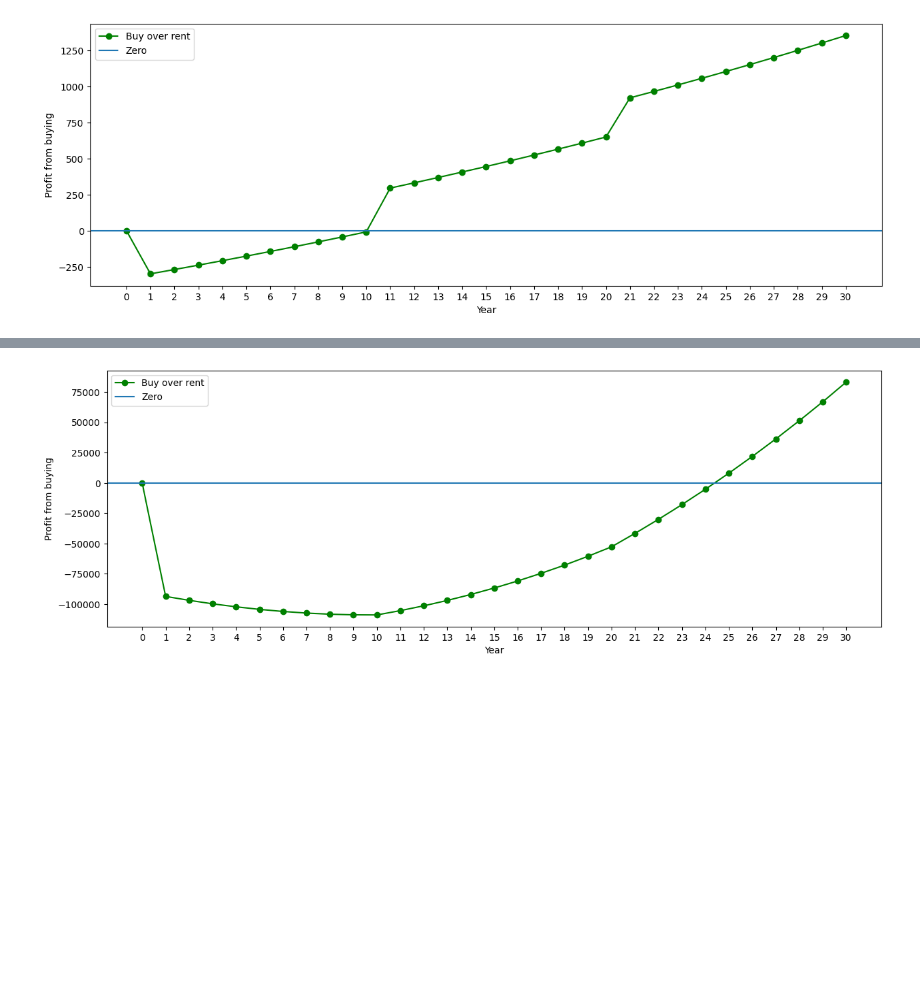
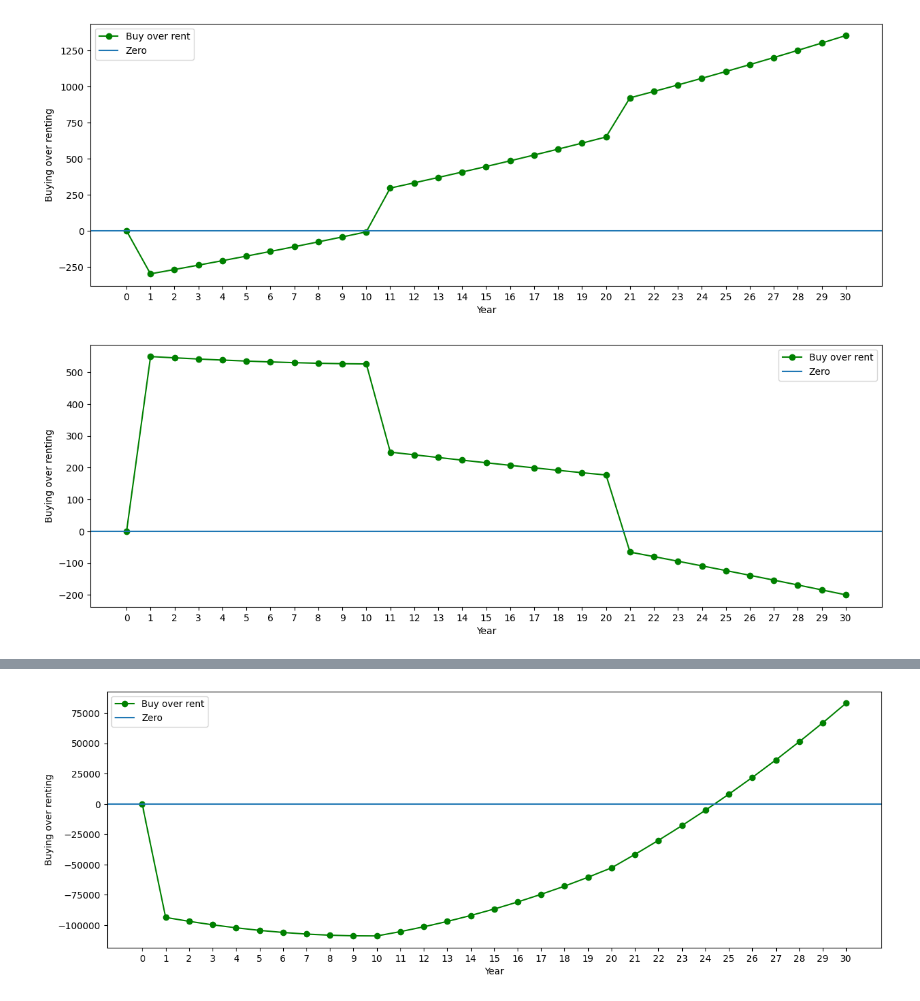
Before and after one commit to PKoshkin/finantial-tools, a Jupyter notebook: notebook/buy_vs_rent.ipynb, the cells around one changed output, grey strips where cells are left out. Cells and saved outputs as stored; diff of their text form; code cells hidden in the pictures; blank space fills up the shorter version.

Commit message:
More fields

```diff
--- a/notebook/buy_vs_rent.ipynb
+++ b/notebook/buy_vs_rent.ipynb
@@ -98,11 +99,24 @@ buy_model.tail()
 | 30 | 30 | 248720.6250 | 6.119886e+06 | 926.60625 | 365.765625 | 0.0 | ... |
 # %%
 def plot_buy_vs_rent(field: str):
-    profit = buy_model[field] -  rent_model[field]
-    profit[0] = 0
+    deltas = buy_model[field] - rent_model[field]
+    deltas[0] = 0
     years = list(range(0, YEARS + 1))
     plt.figure(figsize=(15, 5))
-    plt.plot(years, profit, label="Buy over rent", color="Green", marker='o')
+    plt.plot(years, deltas, label="Buy over rent", color="Green", marker='o')
+    plt.xlabel("Year")
+    plt.ylabel("Buying over renting")
+    plt.xticks(years)
+    plt.axhline(0, label="Zero")
+    plt.legend()
+    plt.show()
+
+
+def plot_field(model, field: str):
+    values = model[field]
+    years = list(range(0, YEARS + 1))
+    plt.figure(figsize=(15, 5))
+    plt.plot(years, values, label="Buy over rent", color="Green", marker='o')
     plt.xlabel("Year")
     plt.ylabel("Profit from buying")
     plt.xticks(years)
@@ -119,3 +131,7 @@ plot_buy_vs_rent(field="estimated_total_capital")
 plot_buy_vs_rent(field="monthly_leftover")
 # %% [output]
 [figure]
+# %%
+plot_buy_vs_rent(field="spending_not_covered_by_3_percent_etf")
+# %% [output]
+[figure, added]
```
Also changed, not shown: parts of 8 cells of this notebook, 1 other file.
